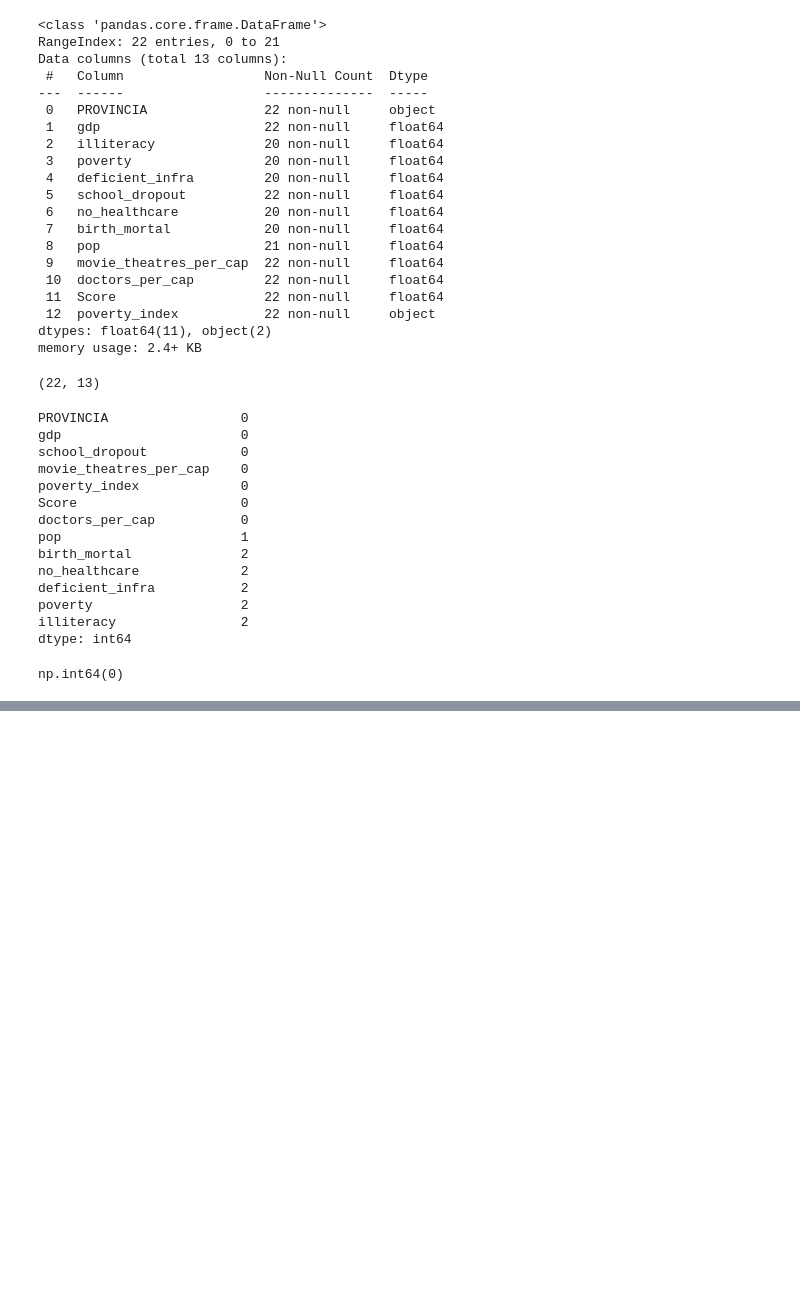
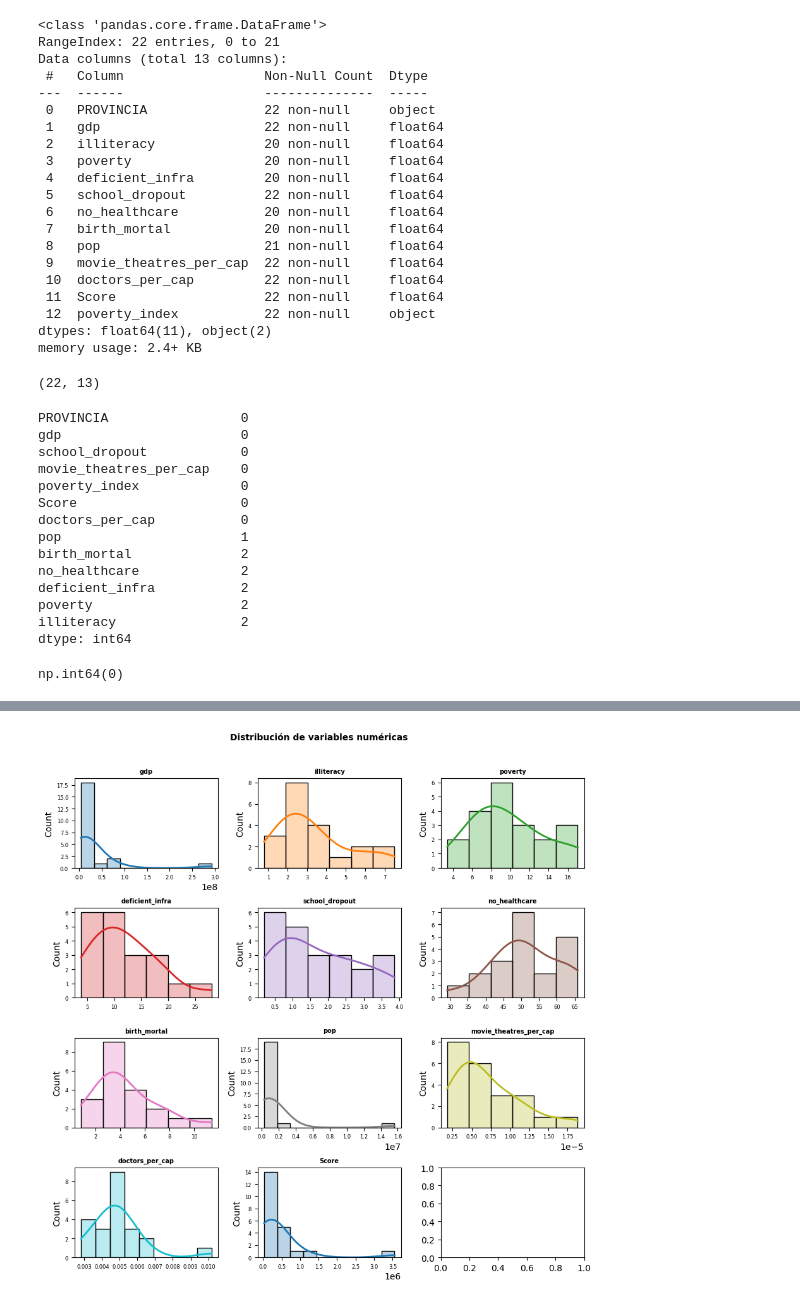
Before and after one commit to dirre44/Lab_de_recopilacion_Parcial_1, a Jupyter notebook: parcial1.ipynb, the cells around one changed output, grey strips where cells are left out. Cells and saved outputs as stored; diff of their text form; code cells hidden in the pictures; blank space fills up the shorter version.

```diff
--- a/parcial1.ipynb
+++ b/parcial1.ipynb
@@ -4,7 +8,7 @@ import numpy as np
 # %%
-path = 'BBDD_evaluacion.xlsx'
-df = pd.read_excel(path)
-df
+path = 'BBDD_evaluacion.xlsx' #cambiar aca por la ruta del archivo
+df_og = pd.read_excel(path)
+df_og
 # %% [output]
 |  | PROVINCIA | gdp | illiteracy | poverty | deficient_infra | school_dropout | no_healthcare | birth_mortal | ... |
 | 0 | Buenos Aires | 2.926899e+08 | NaN | 8.167798 | 5.511856 | 0.766168 | NaN | 4.4 | ... |
@@ -76,0 +93,26 @@ np.int64(0)
+# %%
+fig, axes = plt.subplots(nrows=4, ncols=3, figsize=(9, 9))
+axes = axes.flat
+columnas_numeric = df_og.select_dtypes(include=['float64', 'int']).columns
+
+for i, colum in enumerate(columnas_numeric):
+    sns.histplot(
+        data     = df_og,
+        x        = colum,
+        stat     = "count",
+        kde      = True,
+        color    = (list(plt.rcParams['axes.prop_cycle'])*2)[i]["color"],
+        line_kws = {'linewidth': 2},
+        alpha    = 0.3,
+        ax       = axes[i]
+    )
+    axes[i].set_title(colum, fontsize = 7, fontweight = "bold")
+    axes[i].tick_params(labelsize = 6)
+    axes[i].set_xlabel("")
+
+
+fig.tight_layout()
+plt.subplots_adjust(top = 0.9)
+fig.suptitle('Distribución de variables numéricas', fontsize = 10, fontweight = "bold");
+# %% [output]
+[figure, added]
```
Also changed, not shown: parts of 13 cells of this notebook.
